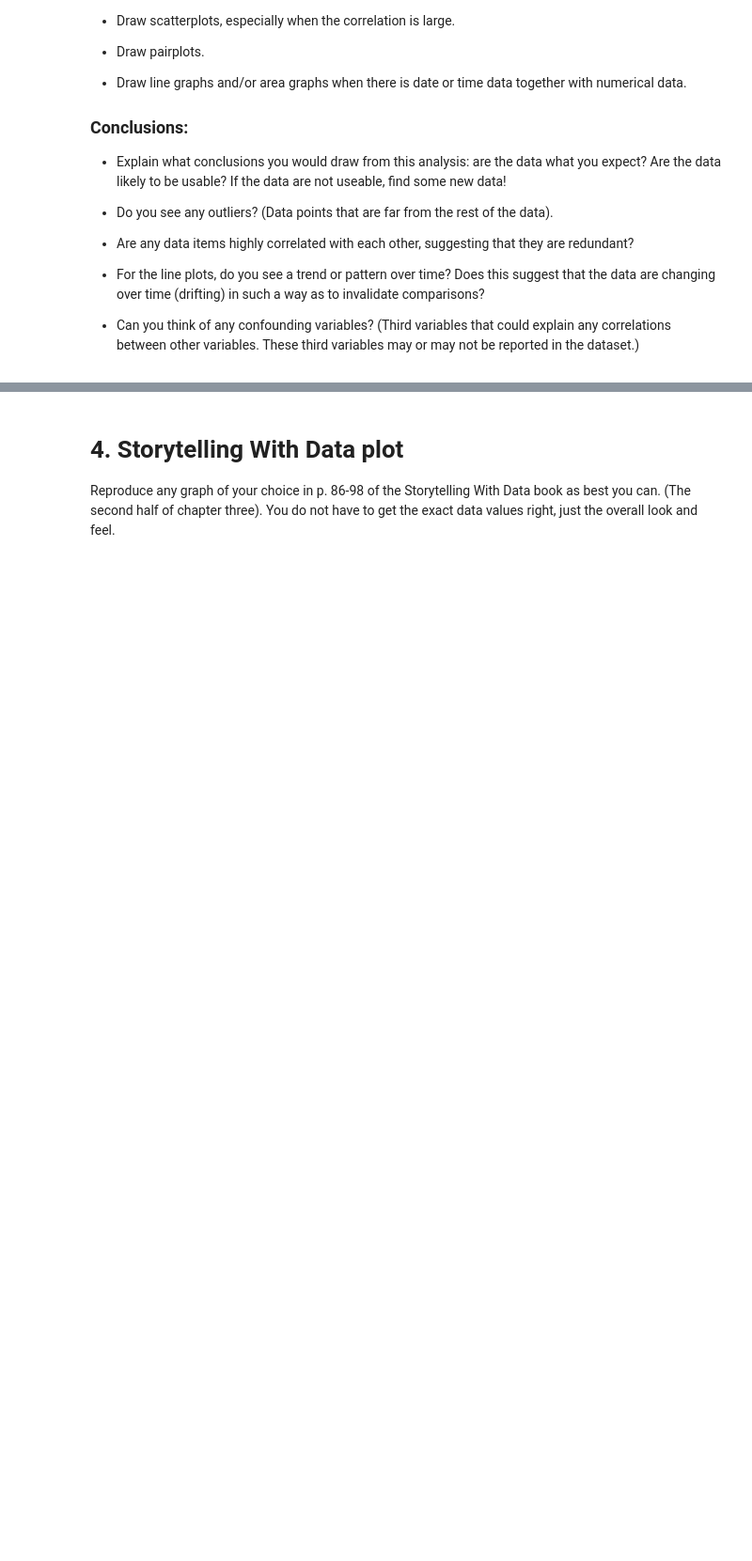
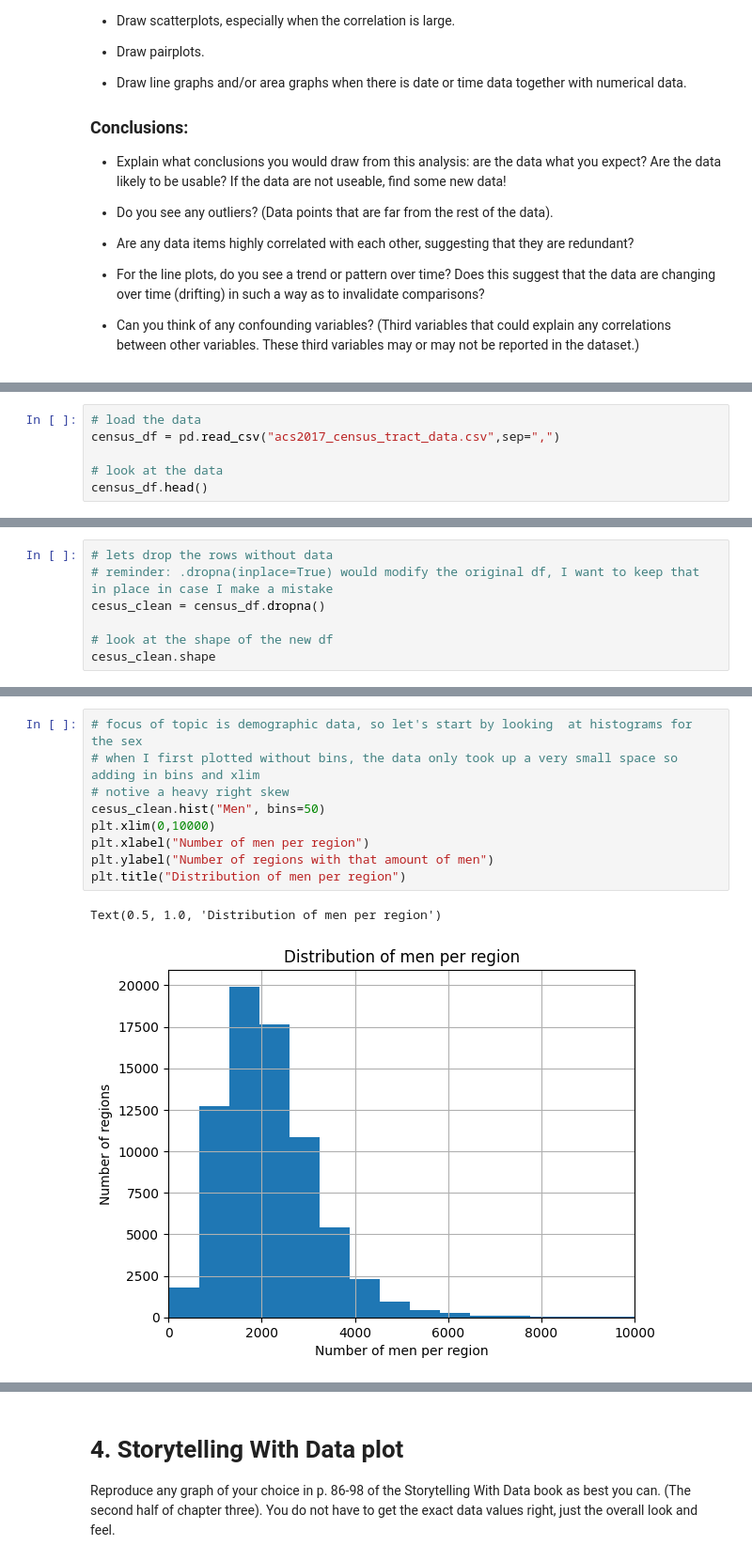
Before and after one commit to beckaa-l/OMDS-ModB2-Week6-Lee-Becka, a Jupyter notebook: Week6.ipynb, the cells around one changed output, grey strips where cells are left out. Shown at 94% size. Saved outputs shown, nothing was run; the diff lists cells and outputs as text; blank space fills up the shorter version.

Commit message:
univariate analysis of census data

```diff
--- a/Week6.ipynb
+++ b/Week6.ipynb
@@ -77,0 +99,6 @@ This week, you will do the same types of exercises as last week, but you should
+# %%
+# load the data
+census_df = pd.read_csv("acs2017_census_tract_data.csv",sep=",")
+
+# look at the data
+census_df.head()
@@ -77,0 +171,7 @@ This week, you will do the same types of exercises as last week, but you should
+# %%
+# lets drop the rows without data
+# reminder: .dropna(inplace=True) would modify the original df, I want to keep that in place in case I make a mistake
+cesus_clean = census_df.dropna()
+
+# look at the shape of the new df
+cesus_clean.shape
@@ -77,0 +207,12 @@ This week, you will do the same types of exercises as last week, but you should
+# %%
+# focus of topic is demographic data, so let's start by looking  at histograms for the sex
+# when I first plotted without bins, the data only took up a very small space so adding in bins and xlim
+# notive a heavy right skew
+cesus_clean.hist("Men", bins=50)
+plt.xlim(0,10000)
+plt.xlabel("Number of men per region")
+plt.ylabel("Number of regions with that amount of men")
+plt.title("Distribution of men per region")
+# %% [output]
+Text(0.5, 1.0, 'Distribution of men per region')
+[figure, added]
```
Also changed, not shown: parts of 14 cells of this notebook, 2 other files.
